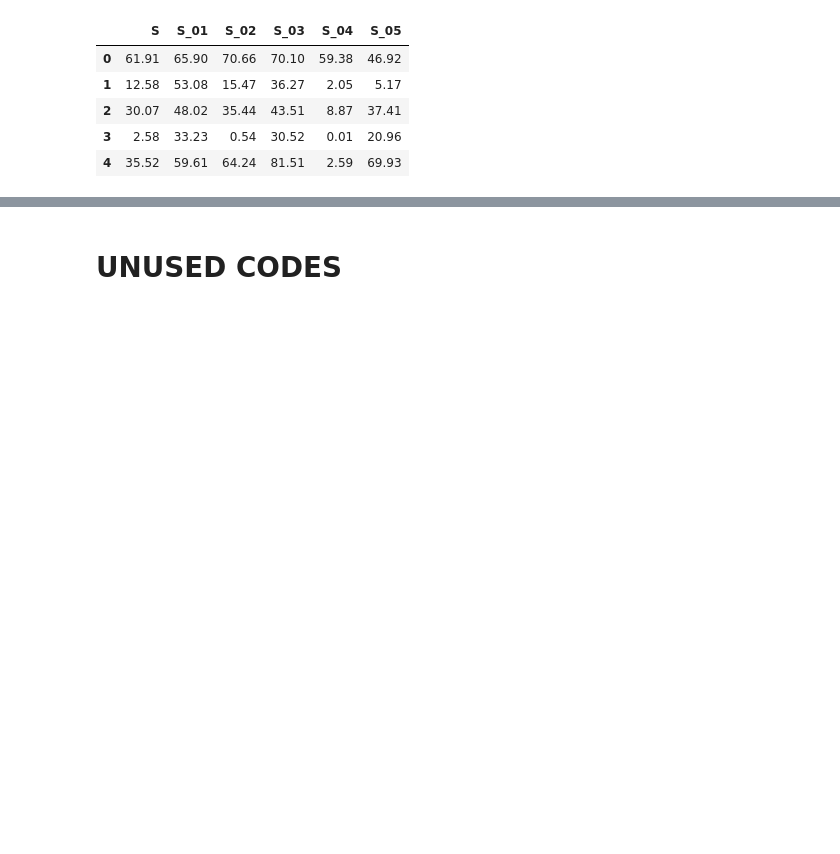
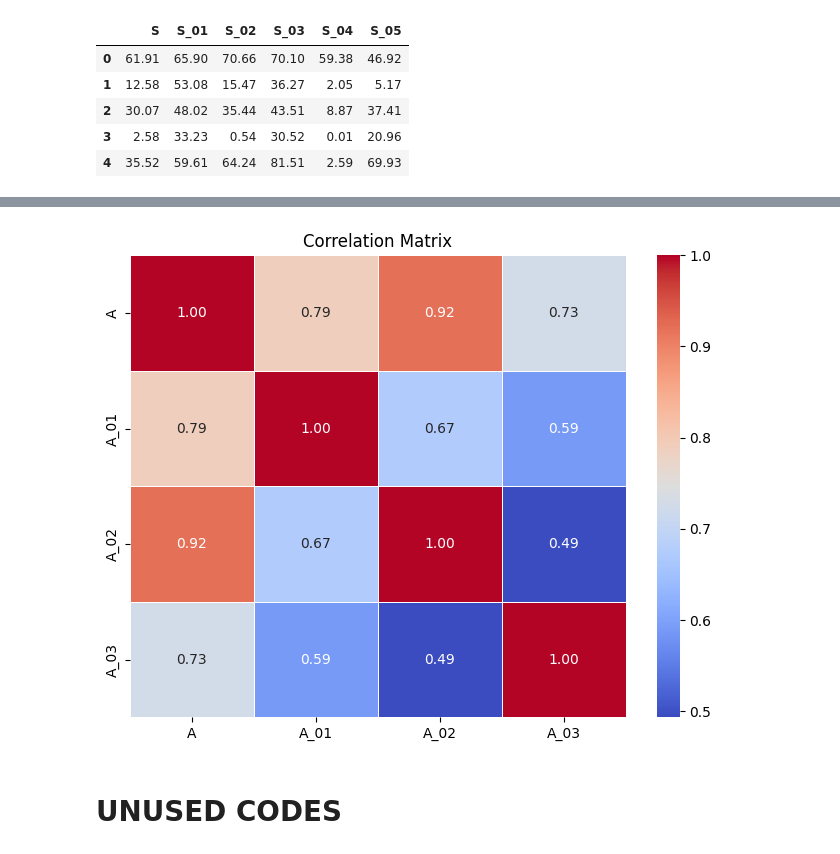
Before and after one commit to Ban-hub/CSE6506-Data_Project, a Jupyter notebook: Test.ipynb, the cells around one changed output, grey strips where cells are left out. Cells and saved outputs as stored; diff of their text form; code cells hidden in the pictures; blank space fills up the shorter version.

```diff
--- a/Test.ipynb
+++ b/Test.ipynb
@@ -109,0 +170,7 @@ s.head()
+# %%
+z = []
+for c in data.columns:
+    if "A" in c:
+        z.append(c)
+a = data[z]
+a.head()
@@ -109,0 +184,4 @@ s.head()
+# %%
+a_corr_matrix = a.corr()
+
+a_corr_matrix
@@ -110,3 +194,11 @@ s.head()
+# %%
+# Plot the correlation matrix
+plt.figure(figsize=(8, 6))
+sns.heatmap(a_corr_matrix, annot=True, cmap='coolwarm', fmt=".2f", linewidths=.5)
+plt.title("Correlation Matrix")
+plt.show()
+# %% [output]
+[figure, added]
 # %% [markdown]
 # UNUSED CODES
 # %%
```
Also changed, not shown: parts of 10 cells of this notebook.
